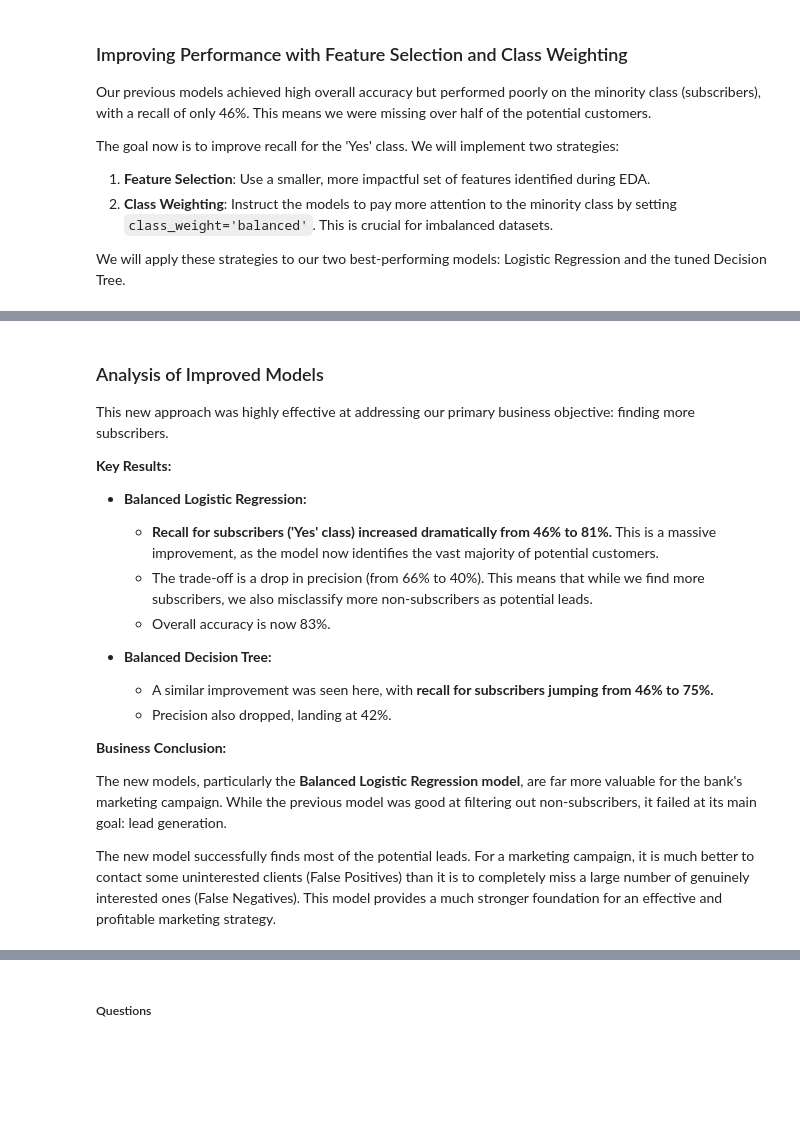
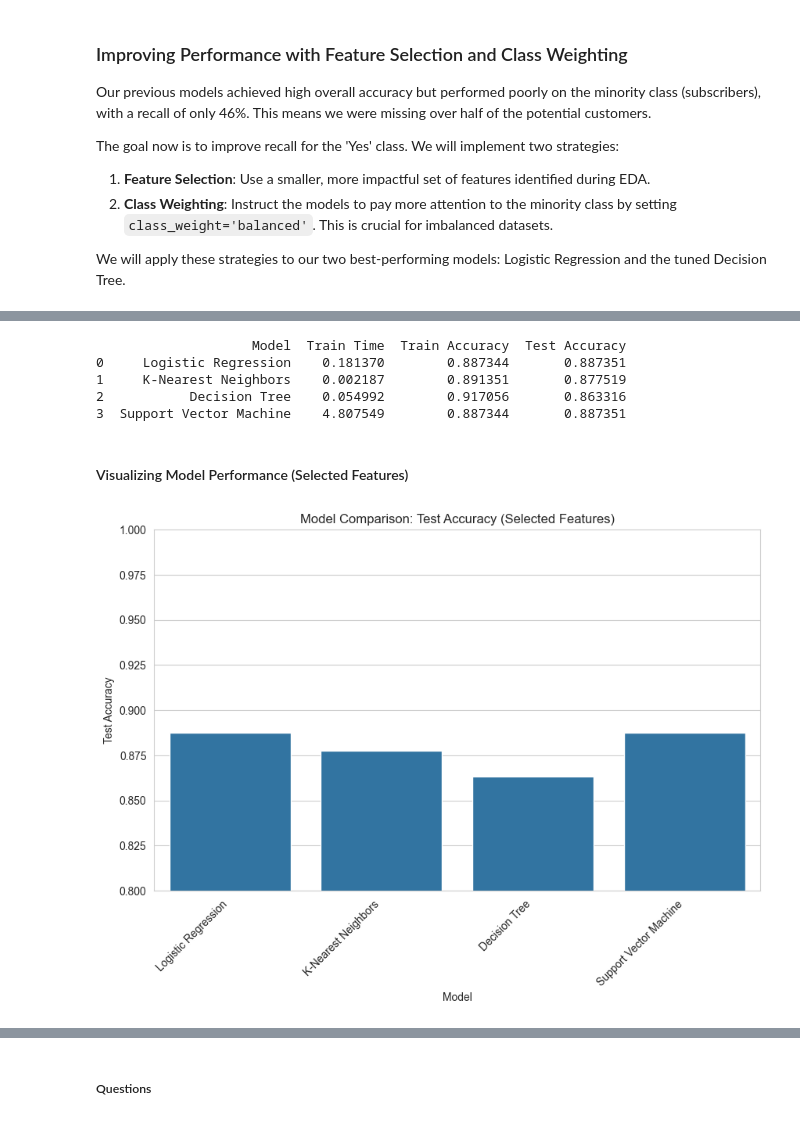
Before and after one commit to licyambrose/bankingproject, a Jupyter notebook: assignment_3.ipynb, the cells around one changed output, grey strips where cells are left out. Drawn from its saved outputs; the diff is of its cells as text; code cells hidden in the pictures; blank space fills up the shorter version.

```diff
--- a/assignment_3.ipynb
+++ b/assignment_3.ipynb
@@ -679,21 +598,46 @@ Confusion Matrix:
-# %% [markdown]
-### Analysis of Improved Models
-
-This new approach was highly effective at addressing our primary business objective: finding more subscribers.
-
-**Key Results:**
-
-*   **Balanced Logistic Regression:**
-    *   **Recall for subscribers ('Yes' class) increased dramatically from 46% to 81%.** This is a massive improvement, as the model now identifies the vast majority of potential customers.
-    *   The trade-off is a drop in precision (from 66% to 40%). This means that while we find more subscribers, we also misclassify more non-subscribers as potential leads.
-    *   Overall accuracy is now 83%.
-
-*   **Balanced Decision Tree:**
-    *   A similar improvement was seen here, with **recall for subscribers jumping from 46% to 75%.**
-    *   Precision also dropped, landing at 42%.
-
-**Business Conclusion:**
-
-The new models, particularly the **Balanced Logistic Regression model**, are far more valuable for the bank's marketing campaign. While the previous model was good at filtering out non-subscribers, it failed at its main goal: lead generation.
-
-The new model successfully finds most of the potential leads. For a marketing campaign, it is much better to contact some uninterested clients (False Positives) than it is to completely miss a large number of genuinely interested ones (False Negatives). This model provides a much stronger foundation for an effective and profitable marketing strategy.
+# %%
+models = {
+    "Logistic Regression": LogisticRegression(random_state=42, max_iter=1000),
+    "K-Nearest Neighbors": KNeighborsClassifier(),
+    "Decision Tree": DecisionTreeClassifier(random_state=42),
+    "Support Vector Machine": SVC(random_state=42)
+}
+
+results = []
+
+for name, model in models.items():
+    start_time = time.time()
+    model.fit(X_train, y_train)
+    train_time = time.time() - start_time
+
+    train_acc = model.score(X_train, y_train)
+    test_acc = model.score(X_test, y_test)
+
+    results.append({
+        "Model": name,
+        "Train Time": train_time,
+        "Train Accuracy": train_acc,
+        "Test Accuracy": test_acc
+    })
+
+results_df = pd.DataFrame(results)
+print(results_df)
+# %% [output]
+                    Model  Train Time  Train Accuracy  Test Accuracy
+0     Logistic Regression    0.181370        0.887344       0.887351
+1     K-Nearest Neighbors    0.002187        0.891351       0.877519
+2           Decision Tree    0.054992        0.917056       0.863316
+3  Support Vector Machine    4.807549        0.887344       0.887351
+# %% [markdown]
+#### Visualizing Model Performance (Selected Features)
+# %%
+plt.figure(figsize=(10, 6))
+sns.barplot(x='Model', y='Test Accuracy', data=results_df)
+plt.title('Model Comparison: Test Accuracy (Selected Features)')
+plt.xticks(rotation=45, ha='right')
+plt.ylabel('Test Accuracy')
+plt.xlabel('Model')
+plt.ylim(0.8, 1.0)
+plt.show()
+# %% [output]
+[figure, added]
```
Also changed, not shown: parts of 11 cells of this notebook.
